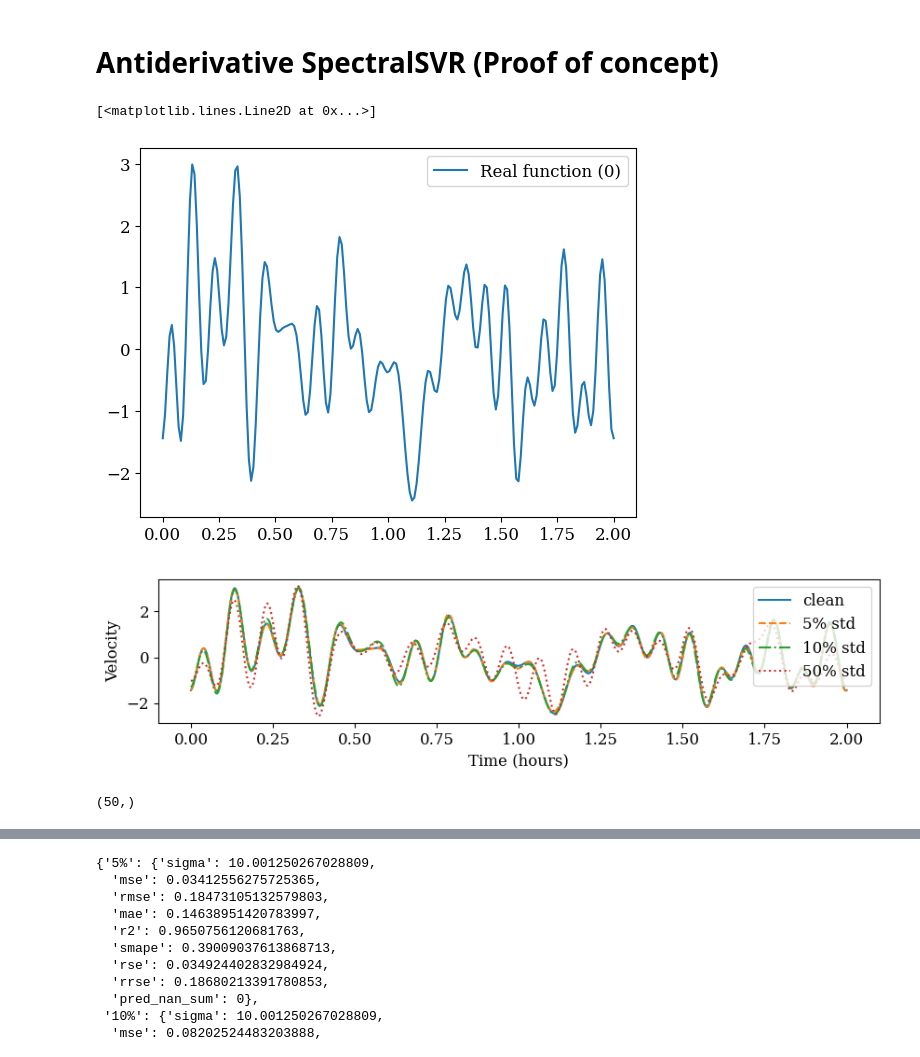
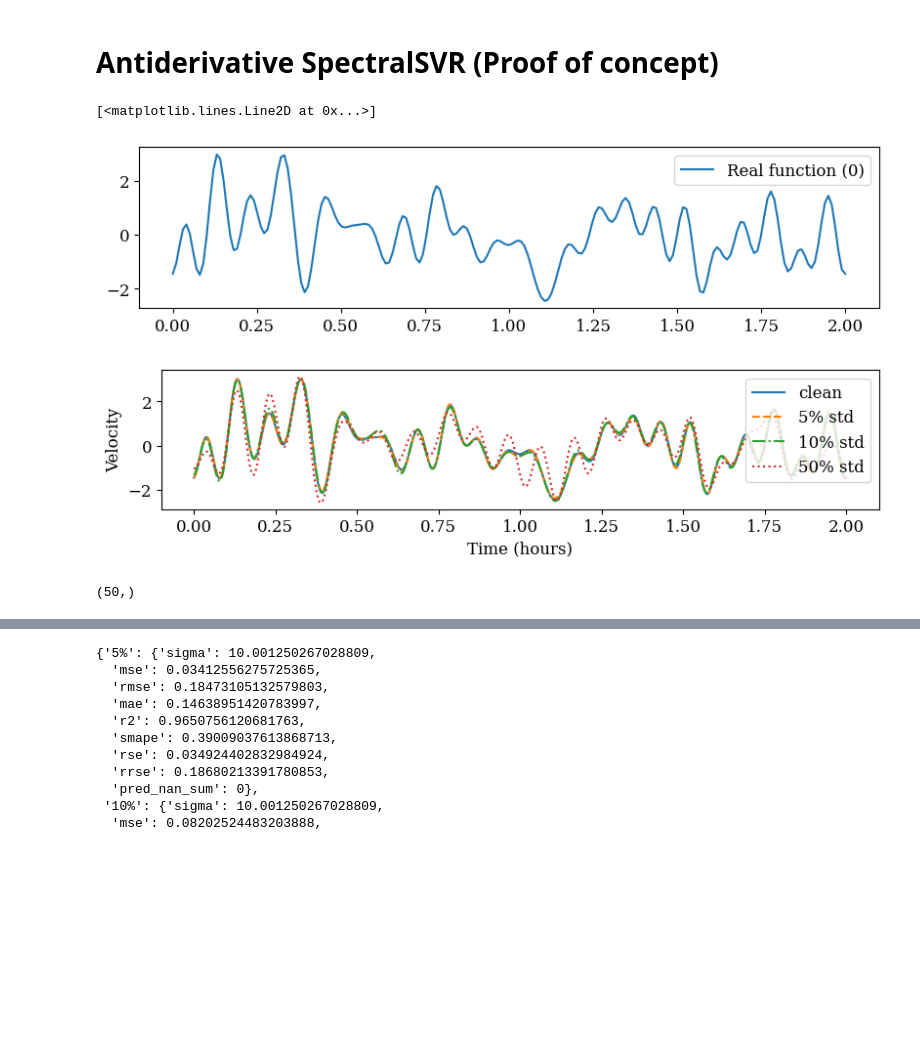
Before and after one commit to nidduzzi/SpectralSVR, a Jupyter notebook: notebooks/cases/antiderivative/antiderivative.ipynb, the cells around one changed output, grey strips where cells are left out. Cells and saved outputs as stored; diff of their text form; code cells hidden in the pictures; blank space fills up the shorter version.

Commit message:
finish second scenario and fix figures

```diff
--- a/notebooks/cases/antiderivative/antiderivative.ipynb
+++ b/notebooks/cases/antiderivative/antiderivative.ipynb
@@ -24,26 +24,28 @@ plt.rcParams.update(
         "font.family": "serif",
         "font.size": 12,  # control font sizes of different elements
         # "pgf.rcfonts": False,    # don't setup fonts from rc parameters
+        "figure.constrained_layout.use": True,
     }
 )
 # %%
 # Set seed
 generator = torch.Generator().manual_seed(42)
 # domain
 domain = slice(0, 2, 500)
 periods = (domain.stop - domain.start,)
 # Generate functions/data
 n_coeffs = 5000
 modes = 50
 u0 = 0  # integration constant
 problem = Antiderivative()
 u_clean, f_clean = problem.generate(
     FourierBasis, n_coeffs, modes, u0, generator=generator, periods=periods
 )
+plt.figure(figsize=(8, 2))
 u_clean.plot()
 # %% [output]
 [<matplotlib.lines.Line2D at 0x...>]
-[figure, old version]
+[figure, new version]
 # %%
 # Add noise 1%
 u_5 = u_clean.perturb(std_ratio=0.05, generator=generator)
@@ -56,7 +58,7 @@ u_50 = u_clean.perturb(std_ratio=0.50, generator=generator)
 f_50 = f_clean.perturb(std_ratio=0.50, generator=generator)
 
 
-plt.figure(figsize=(10, 2))
+plt.figure(figsize=(8, 2))
 u_clean.plot(res=domain)
 u_5.plot(res=domain, linestyle="--")
 u_10.plot(res=domain, linestyle="-.")
@@ -64,10 +66,10 @@ u_50.plot(res=domain, linestyle=":")
 plt.xlabel("Time (hours)")
 plt.ylabel("Velocity")
 plt.legend(["clean", "5% std", "10% std", "50% std"], loc="upper right")
-save_to_pgf("clean_perturbed_solution_0.pgf")
+save_to_pgf("antiderivative_clean_perturbed_solution.pgf")
 plt.show()
 f_50.modes
 # %% [output]
-[figure, old version]
+[figure, new version]
 (50,)
 # %%
```
Also changed, not shown: parts of 10 cells of this notebook, 1 other file.
